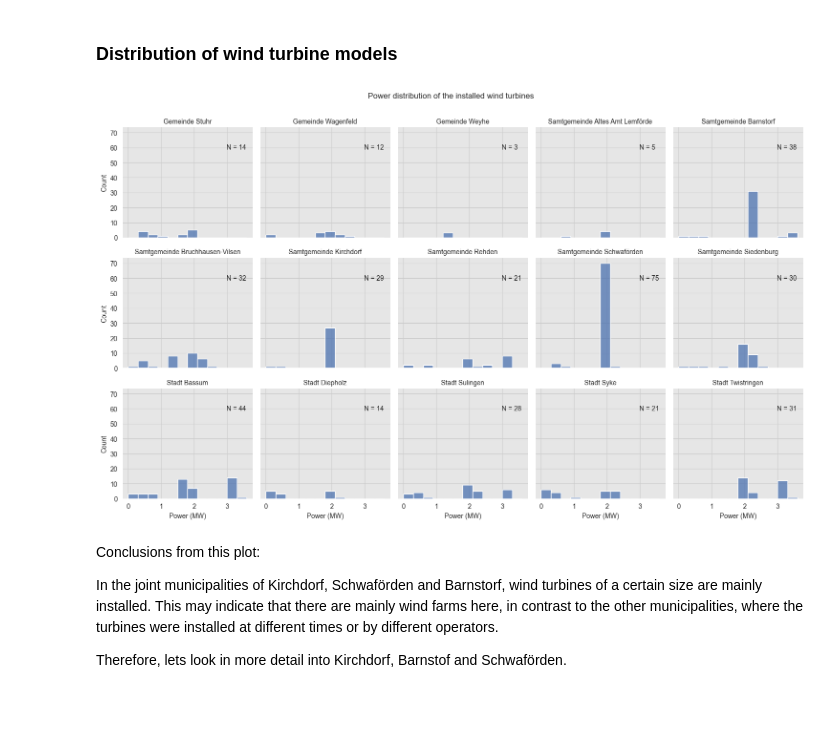
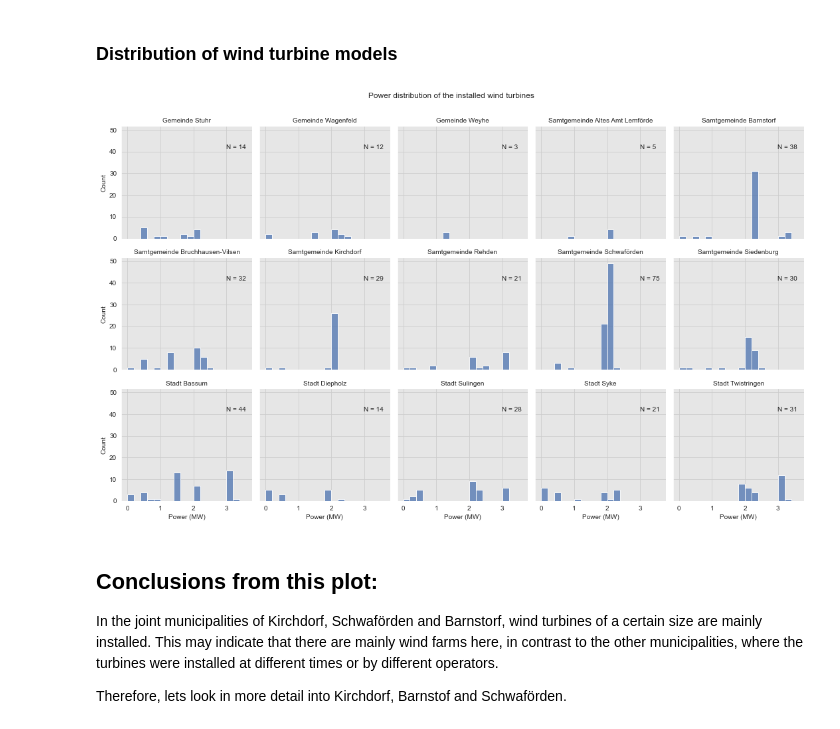
Before and after one commit to jplenge/renewable-energy, a Jupyter notebook: Renewable_Energies.ipynb, the cells around one changed output. Cells and saved outputs as stored; diff of their text form; code cells hidden in the pictures.

```diff
--- a/Renewable_Energies.ipynb
+++ b/Renewable_Energies.ipynb
@@ -268,30 +260,29 @@ As expected: larger rotor diameters lead to more power.
 # %%
 def annotate(data, **kws):
     n = len(data)
     ax = plt.gca()
-    ax.text(.8, .8, f"N = {n}", transform=ax.transAxes)
+    ax.text(0.8, 0.8, f"N = {n}", transform=ax.transAxes)
 
 
-g = wind_df \
-    .sort_values('community', ascending=True) \
-    .pipe((sns.FacetGrid, 'data'),
-        col='community',
-        col_wrap=5,
-        height=3,
-    )
+g = wind_df.sort_values("community", ascending=True).pipe(
+    (sns.FacetGrid, "data"),
+    col="community",
+    col_wrap=5,
+    height=3,
+)
 
-g.map_dataframe(sns.histplot, x="power", binwidth=0.3, binrange=(0, 3.6))
+g.map_dataframe(sns.histplot, x="power", binwidth=0.2, binrange=(0, 3.6))
 
-g.fig.suptitle('Power distribution of the installed wind turbines ', y=1.01)
+g.fig.suptitle("Power distribution of the installed wind turbines ", y=1.01)
 g.map_dataframe(annotate)
 g.set_axis_labels("Power (MW)", "Count")
-g.set_titles(col_template="{col_name}");
+g.set_titles(col_template="{col_name}")
 
-g.savefig('images/model_distribution_turbines.png', bbox_inches="tight")
+g.savefig("images/model_distribution_turbines.png", bbox_inches="tight")
 # %% [output]
-[figure, old version]
+[figure, new version]
 # %% [markdown]
-Conclusions from this plot:
+## Conclusions from this plot:
 
 In the joint municipalities of Kirchdorf, Schwaförden and Barnstorf, wind turbines of a certain size are mainly installed. This may indicate that there are mainly wind farms here, in contrast to the other municipalities, where the turbines were installed at different times or by different operators.
 
```
Also changed, not shown: parts of 16 cells of this notebook, 6 other files.
